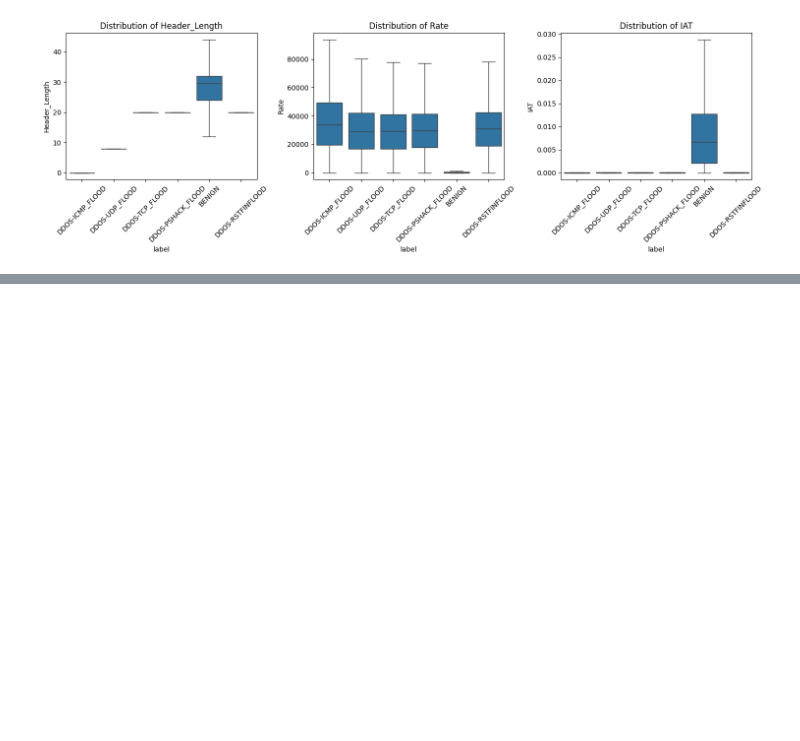
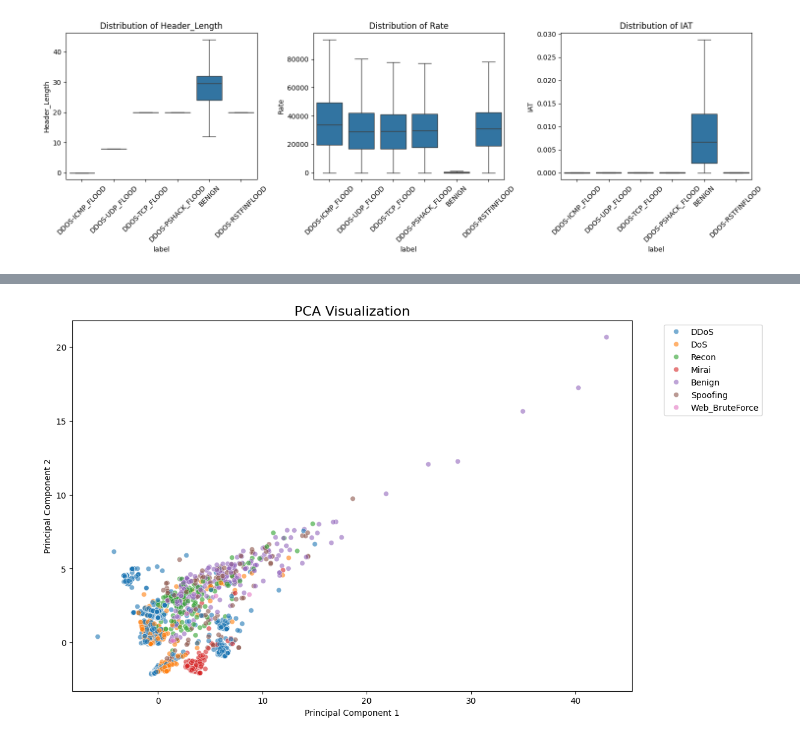
Before and after one commit to aryaman2603/iot-intrusion-detection, a Jupyter notebook: notebooks/01_eda.ipynb, the cells around one changed output, grey strips where cells are left out. Cells and saved outputs as stored; diff of their text form; code cells hidden in the pictures; blank space fills up the shorter version.

```diff
--- a/notebooks/01_eda.ipynb
+++ b/notebooks/01_eda.ipynb
@@ -87,0 +203,18 @@ plt.show()
+# %%
+plot_df = df.sample(n=10000, seed=42).to_pandas()
+X = plot_df.drop(columns=["label", "label_category"])
+y = plot_df["label_category"]
+scaler = StandardScaler()
+X_scaled = scaler.fit_transform(X)
+pca = PCA(n_components=2, random_state=42)
+X_pca = pca.fit_transform(X_scaled)
+# %%
+plt.figure(figsize=(12, 8))
+sns.scatterplot(x=X_pca[:,0], y=X_pca[:,1], hue=y, palette="tab10", alpha=0.6)
+plt.title("PCA Visualization", fontsize=16)
+plt.xlabel("Principal Component 1")
+plt.ylabel("Principal Component 2")
+plt.legend(bbox_to_anchor=(1.05, 1), loc='upper left')
+plt.show()
+# %% [output]
+[figure, added]
```
Also changed, not shown: parts of 4 cells of this notebook, 1 other file.
